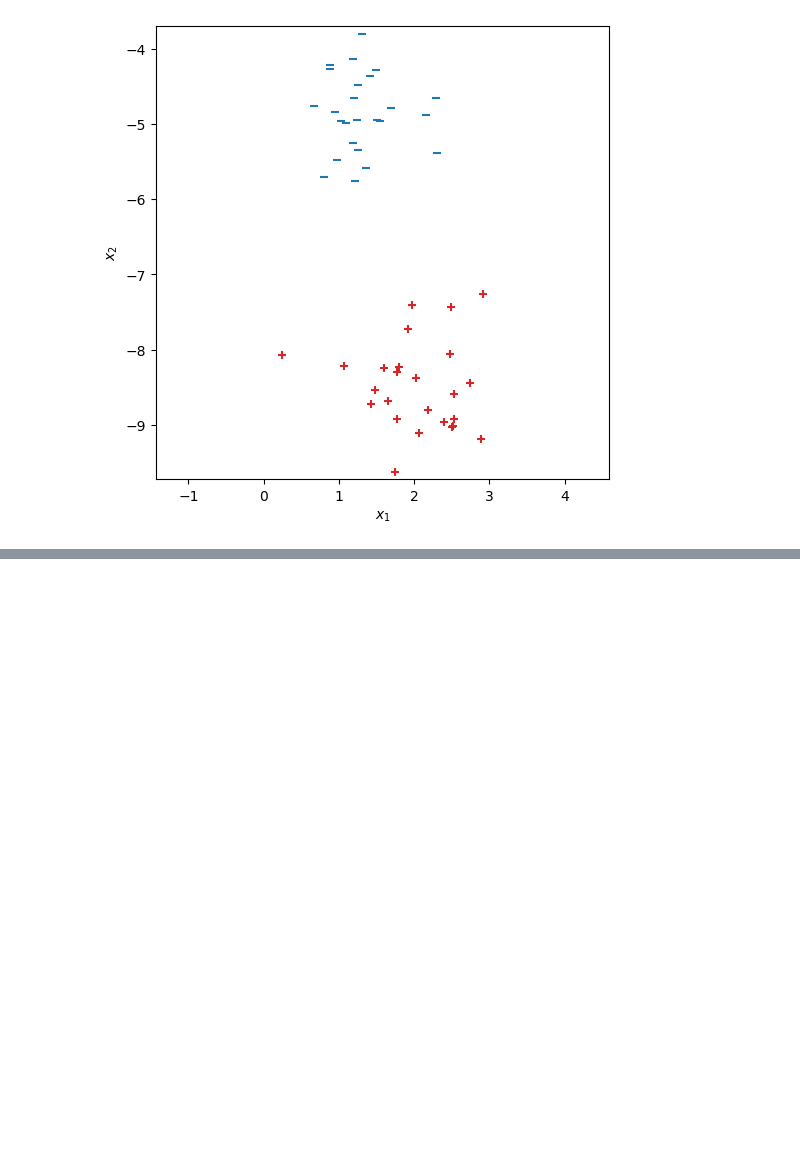
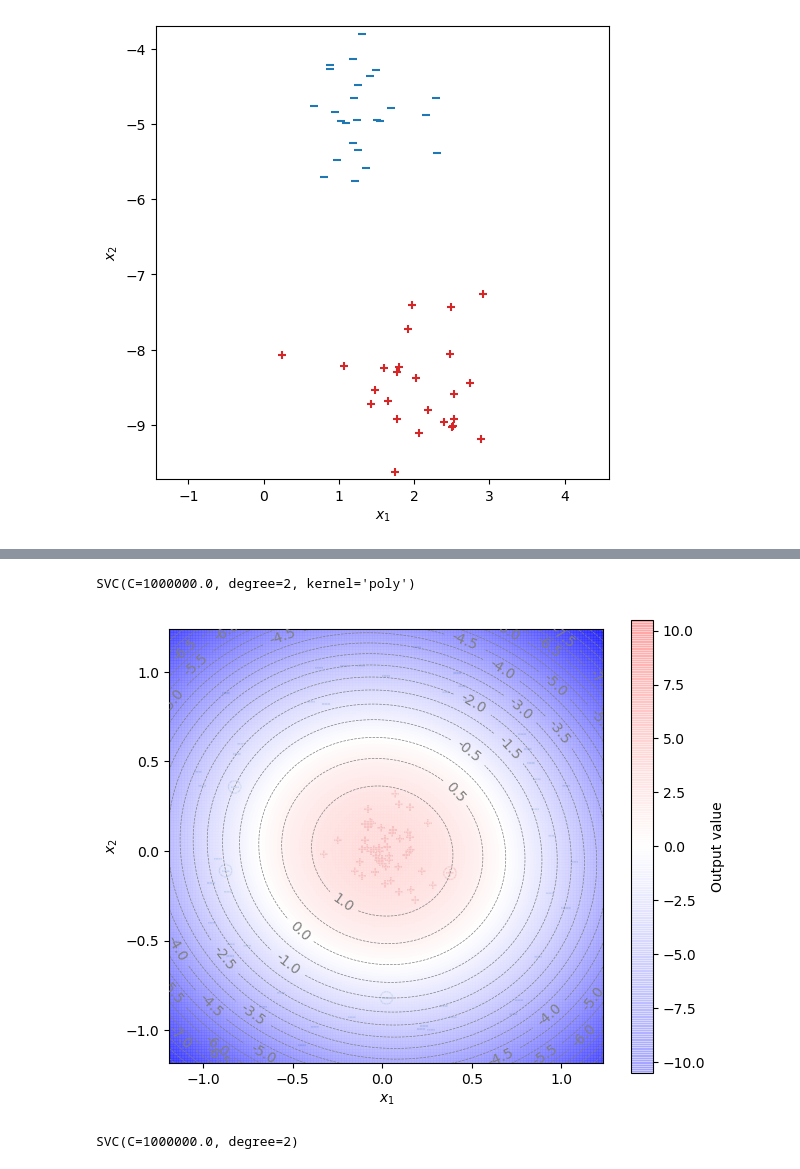
Before and after one commit to masahiro-negishi/TIoT-machine-learning, a Jupyter notebook: Classification/support_vector_machine.ipynb, the cells around one changed output, grey strips where cells are left out. Saved outputs shown, nothing was run; the diff lists cells and outputs as text; code cells hidden in the pictures; blank space fills up the shorter version.

```diff
--- a/Classification/support_vector_machine.ipynb
+++ b/Classification/support_vector_machine.ipynb
@@ -91,0 +141,18 @@ plt.show()
+# %%
+model = SVC(kernel='poly', degree=2, C=1e6)
+model.fit(X, Y)
+# %% [output]
+SVC(C=1000000.0, degree=2, kernel='poly')
+# %%
+fig, ax = init_graph(X, Y, figsize=(7, 6))
+plot_data(ax, X, Y)
+plot_support_vectors(ax, X, Y, model.support_, s=80)
+draw_heatmap(ax, fig, X, Y, model, step=0.5)
+plt.show()
+# %% [output]
+[figure, added]
+# %%
+model = SVC(kernel='rbf', degree=2, C=1e6)
+model.fit(X, Y)
+# %% [output]
+SVC(C=1000000.0, degree=2)
```
Also changed, not shown: parts of 9 cells of this notebook.
